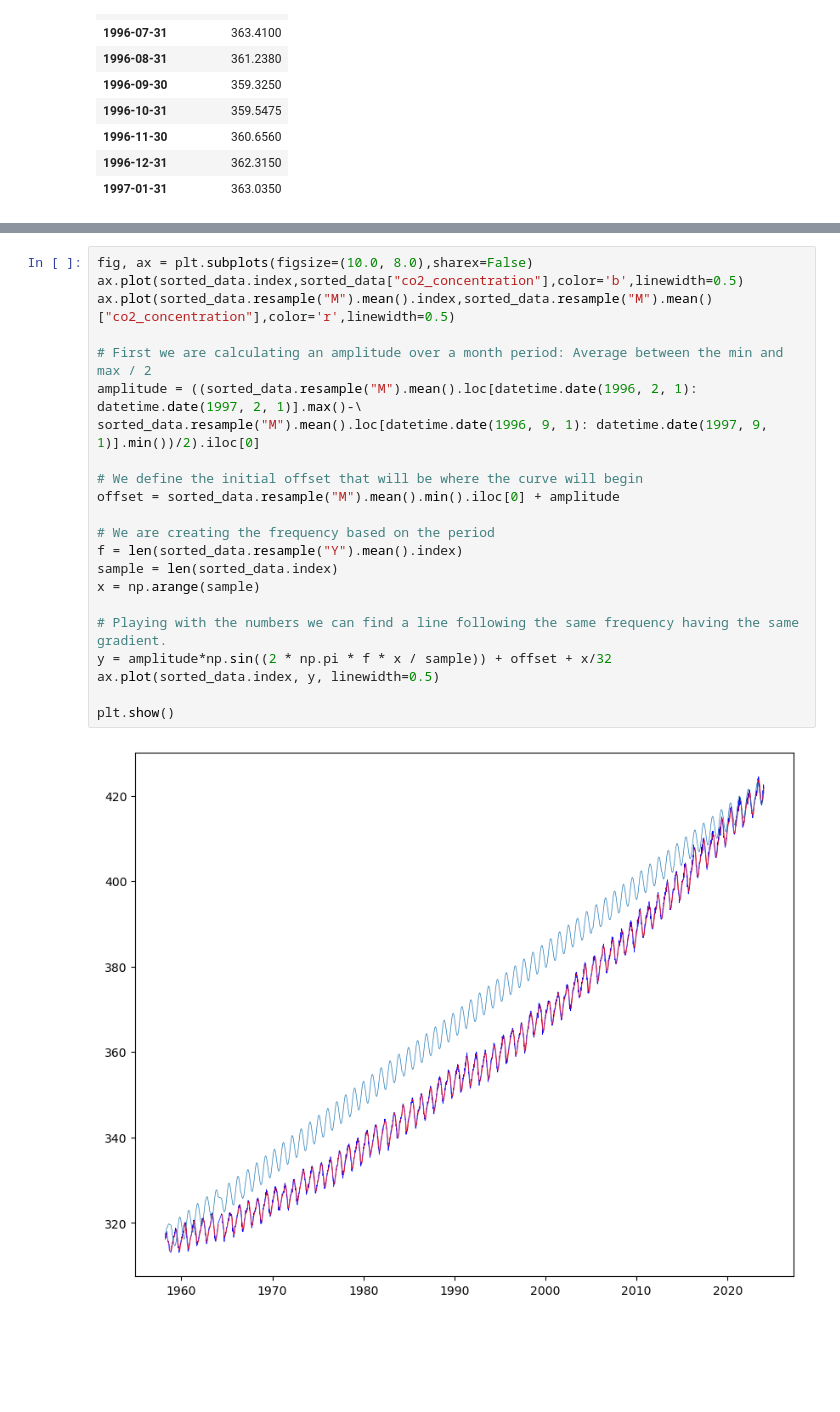
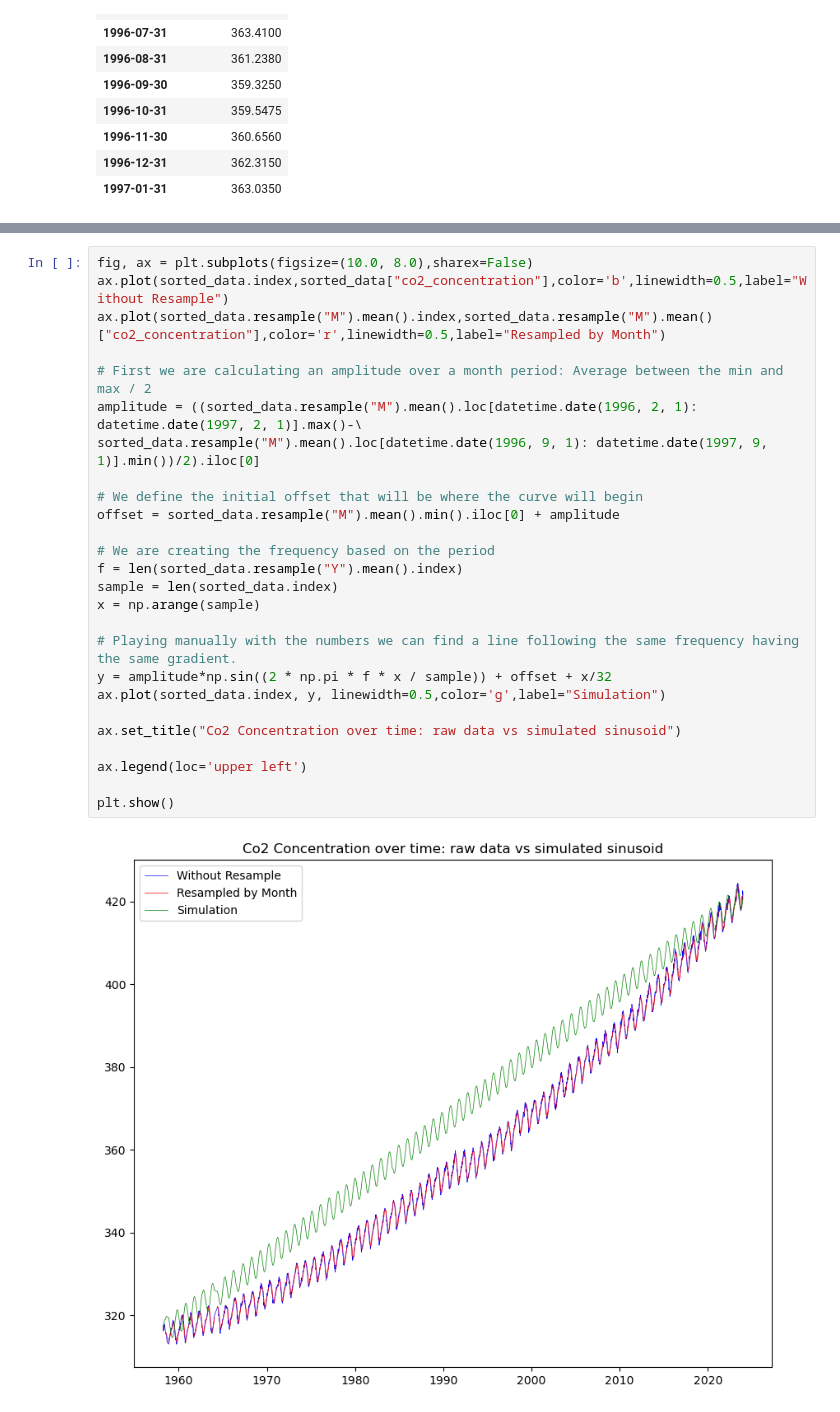
Before and after one commit to GrJa23/SMPE_2023, a Jupyter notebook: Exercises/Exercises_Mooc/Module3/CO2 Concentration In The Atmosphere/Code/20240115_CO2_concentration_in_the_Atmosphere_Since_1958.ipynb, the cells around one changed output, grey strips where cells are left out. Drawn from its saved outputs; the diff is of its cells as text; blank space fills up the shorter version.

```diff
--- a/Exercises/Exercises_Mooc/Module3/CO2 Concentration In The Atmosphere/Code/20240115_CO2_concentration_in_the_Atmosphere_Since_1958.ipynb
+++ b/Exercises/Exercises_Mooc/Module3/CO2 Concentration In The Atmosphere/Code/20240115_CO2_concentration_in_the_Atmosphere_Since_1958.ipynb
@@ -280,26 +282,30 @@ We can see from the previous graph that the curve is a sinusoid and inspired by
 # %%
 fig, ax = plt.subplots(figsize=(10.0, 8.0),sharex=False)
-ax.plot(sorted_data.index,sorted_data["co2_concentration"],color='b',linewidth=0.5)
-ax.plot(sorted_data.resample("M").mean().index,sorted_data.resample("M").mean()["co2_concentration"],color='r',linewidth=0.5)
+ax.plot(sorted_data.index,sorted_data["co2_concentration"],color='b',linewidth=0.5,label="Without Resample")
+ax.plot(sorted_data.resample("M").mean().index,sorted_data.resample("M").mean()["co2_concentration"],color='r',linewidth=0.5,label="Resampled by Month")
 
 # First we are calculating an amplitude over a month period: Average between the min and max / 2
 amplitude = ((sorted_data.resample("M").mean().loc[datetime.date(1996, 2, 1): datetime.date(1997, 2, 1)].max()-\
 sorted_data.resample("M").mean().loc[datetime.date(1996, 9, 1): datetime.date(1997, 9, 1)].min())/2).iloc[0]
 
 # We define the initial offset that will be where the curve will begin
 offset = sorted_data.resample("M").mean().min().iloc[0] + amplitude
 
 # We are creating the frequency based on the period
 f = len(sorted_data.resample("Y").mean().index)
 sample = len(sorted_data.index)
 x = np.arange(sample)
 
-# Playing with the numbers we can find a line following the same frequency having the same gradient.
+# Playing manually with the numbers we can find a line following the same frequency having the same gradient.
 y = amplitude*np.sin((2 * np.pi * f * x / sample)) + offset + x/32
-ax.plot(sorted_data.index, y, linewidth=0.5)
+ax.plot(sorted_data.index, y, linewidth=0.5,color='g',label="Simulation")
+
+ax.set_title("Co2 Concentration over time: raw data vs simulated sinusoid")
+
+ax.legend(loc='upper left')
 
 plt.show()
 # %% [output]
-[figure, old version]
+[figure, new version]
 # %% [markdown]
 The model that we have looked at is telling us that we are heading in the right direction exploring a sinusoidal curve.
```
Also changed, not shown: parts of 15 cells of this notebook, 1 other file.
